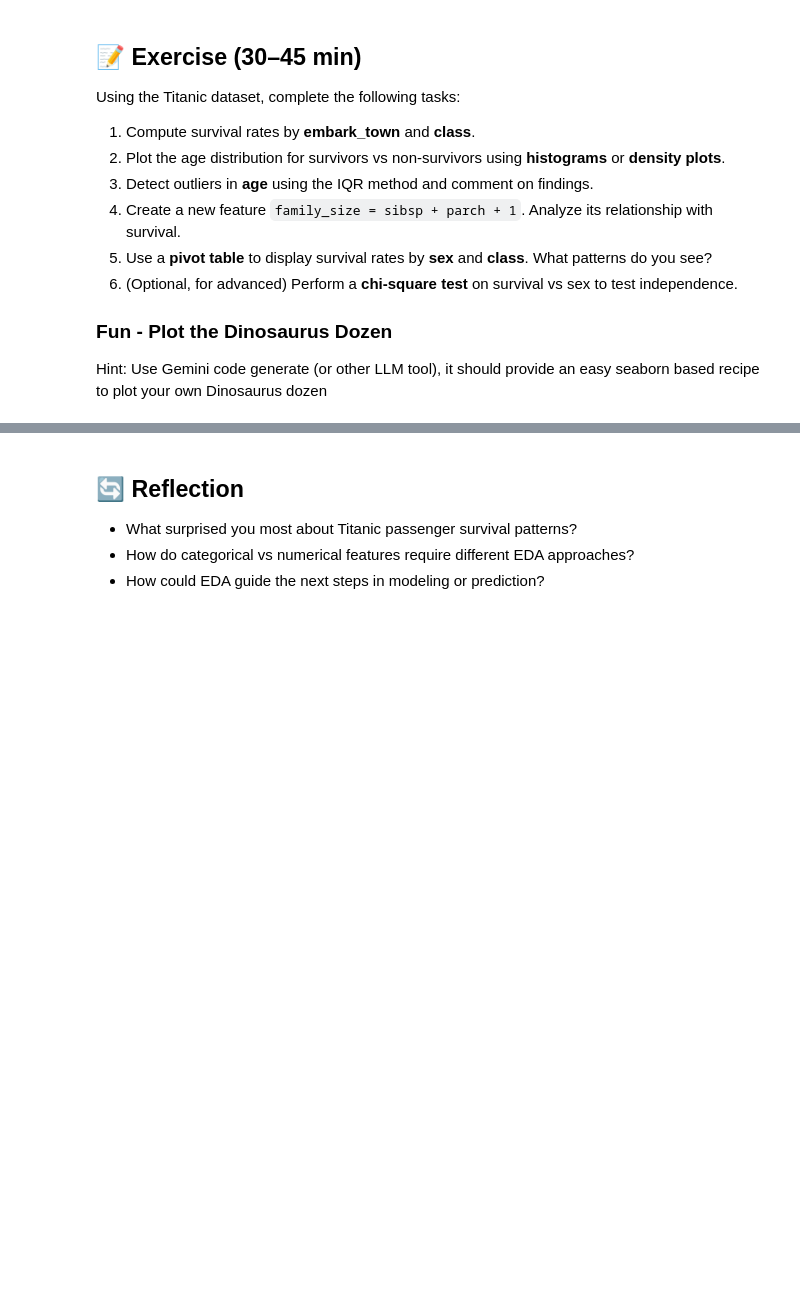
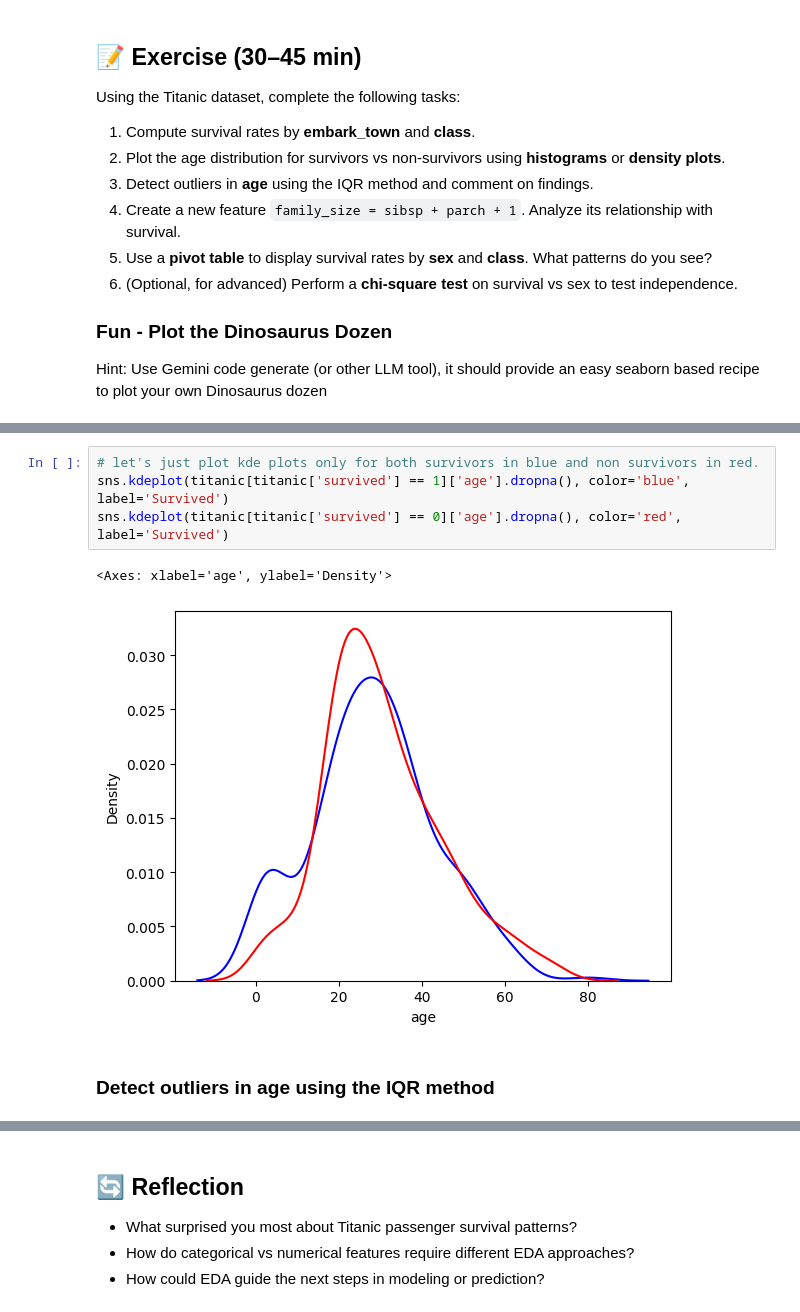
Before and after one commit to ValRCS/RTU_Data_Analysis_Visualization_CPD, a Jupyter notebook: notebooks/day3_exploratory_data_analysis.ipynb, the cells around one changed output, grey strips where cells are left out. Drawn from its saved outputs; the diff is of its cells as text; blank space fills up the shorter version.

```diff
--- a/notebooks/day3_exploratory_data_analysis.ipynb
+++ b/notebooks/day3_exploratory_data_analysis.ipynb
@@ -768,0 +837,9 @@ Hint: Use Gemini code generate (or other LLM tool), it should provide an easy se
+# %%
+# let's just plot kde plots only for both survivors in blue and non survivors in red.
+sns.kdeplot(titanic[titanic['survived'] == 1]['age'].dropna(), color='blue', label='Survived')
+sns.kdeplot(titanic[titanic['survived'] == 0]['age'].dropna(), color='red', label='Survived')
+# %% [output]
+<Axes: xlabel='age', ylabel='Density'>
+[figure, added]
+# %% [markdown]
+### Detect outliers in age using the IQR method
```
Also changed, not shown: parts of 27 cells of this notebook.
